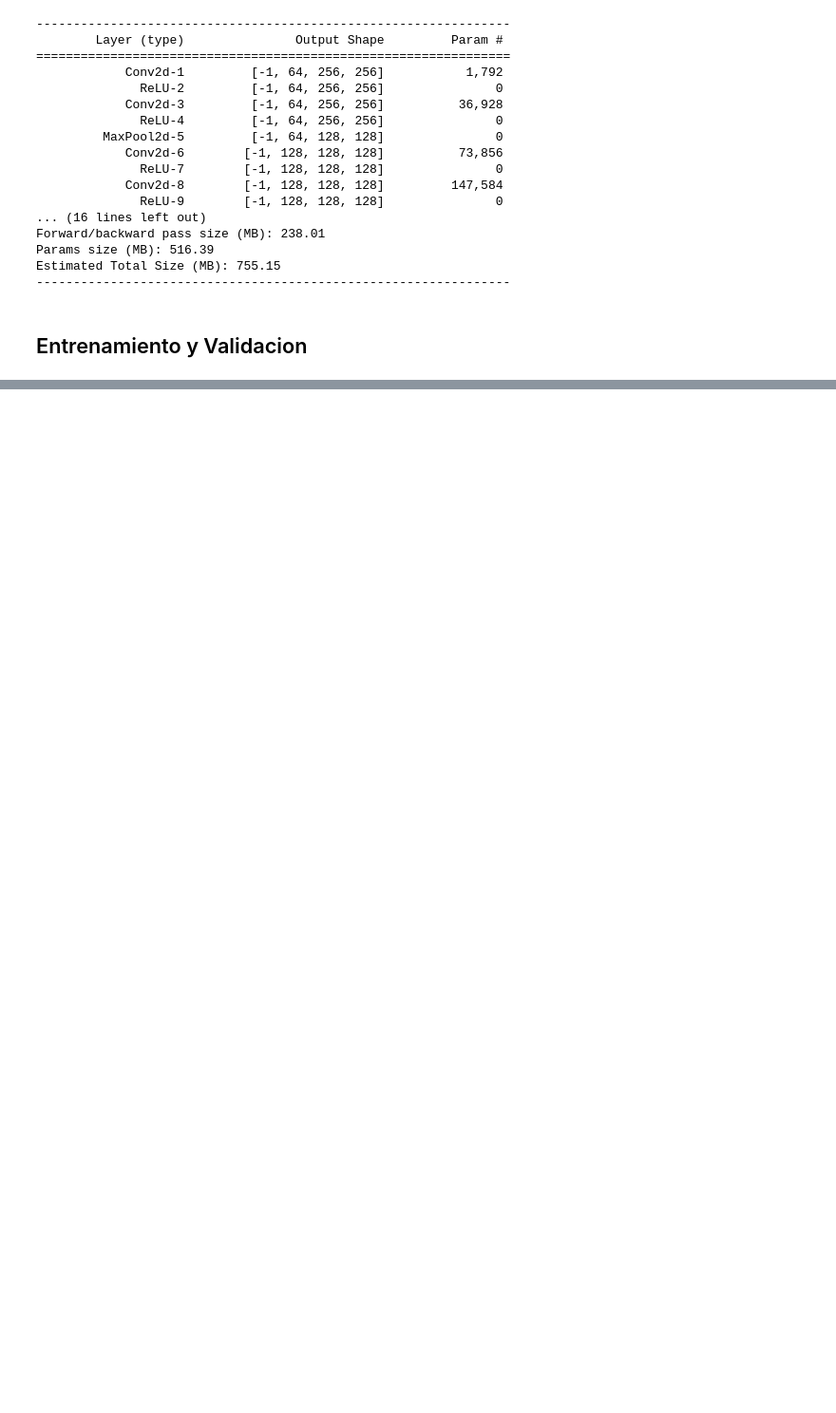
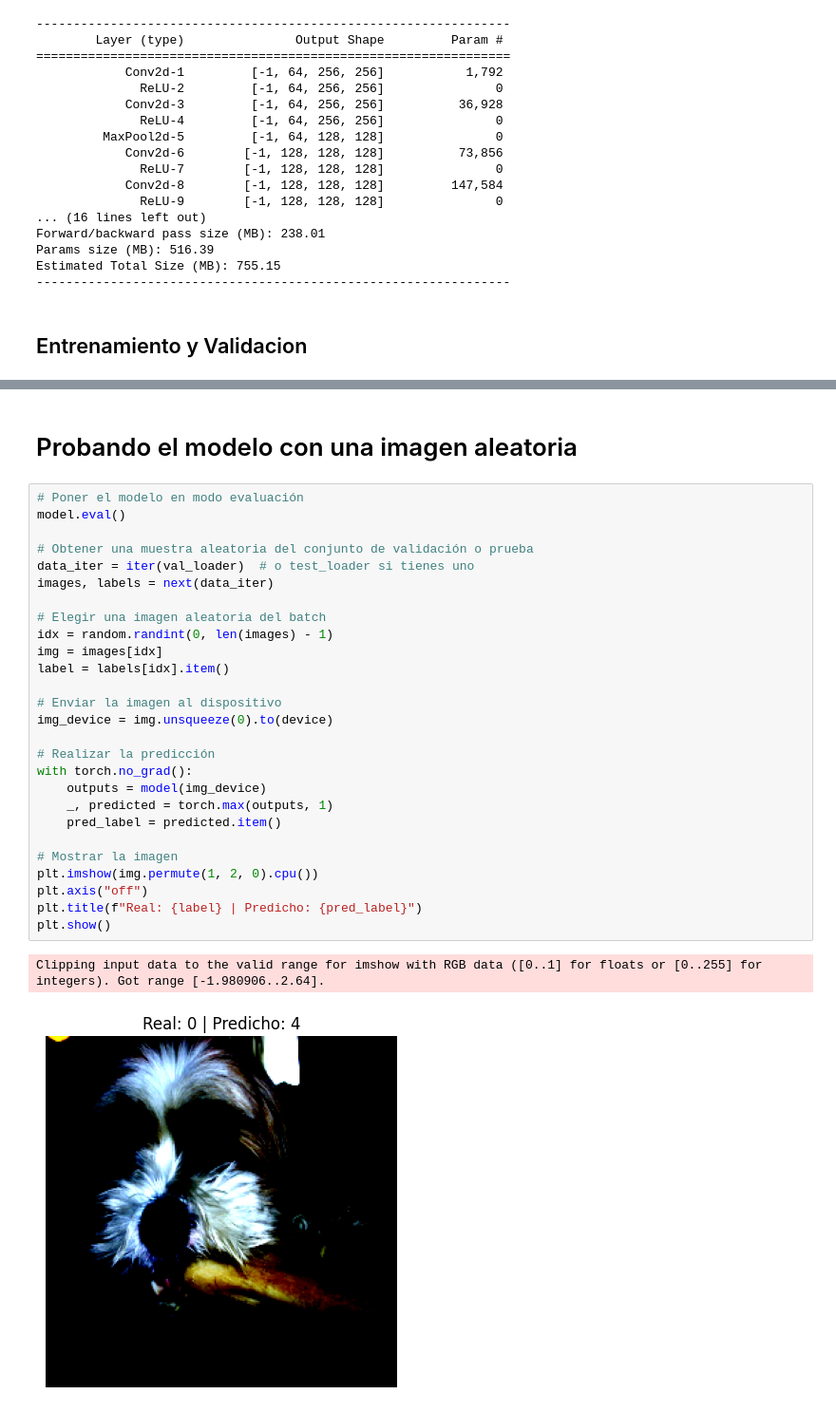
Before and after one commit to ssamanez/cnn_finn, a Jupyter notebook: minivgg.ipynb, the cells around one changed output, grey strips where cells are left out. Shown at 95% size. Saved outputs shown, nothing was run; the diff lists cells and outputs as text; blank space fills up the shorter version.

```diff
--- a/minivgg.ipynb
+++ b/minivgg.ipynb
@@ -243,0 +269,32 @@ KeyboardInterrupt:
+# %% [markdown]
+# Probando el modelo con una imagen aleatoria
+# %%
+# Poner el modelo en modo evaluación
+model.eval()
+
+# Obtener una muestra aleatoria del conjunto de validación o prueba
+data_iter = iter(val_loader)  # o test_loader si tienes uno
+images, labels = next(data_iter)
+
+# Elegir una imagen aleatoria del batch
+idx = random.randint(0, len(images) - 1)
+img = images[idx]
+label = labels[idx].item()
+
+# Enviar la imagen al dispositivo
+img_device = img.unsqueeze(0).to(device)
+
+# Realizar la predicción
+with torch.no_grad():
+    outputs = model(img_device)
+    _, predicted = torch.max(outputs, 1)
+    pred_label = predicted.item()
+
+# Mostrar la imagen
+plt.imshow(img.permute(1, 2, 0).cpu())
+plt.axis("off")
+plt.title(f"Real: {label} | Predicho: {pred_label}")
+plt.show()
+# %% [output]
+Clipping input data to the valid range for imshow with RGB data ([0..1] for floats or [0..255] for integers). Got range [-1.980906..2.64].
+[figure, added]
```
Also changed, not shown: parts of 4 cells of this notebook.
